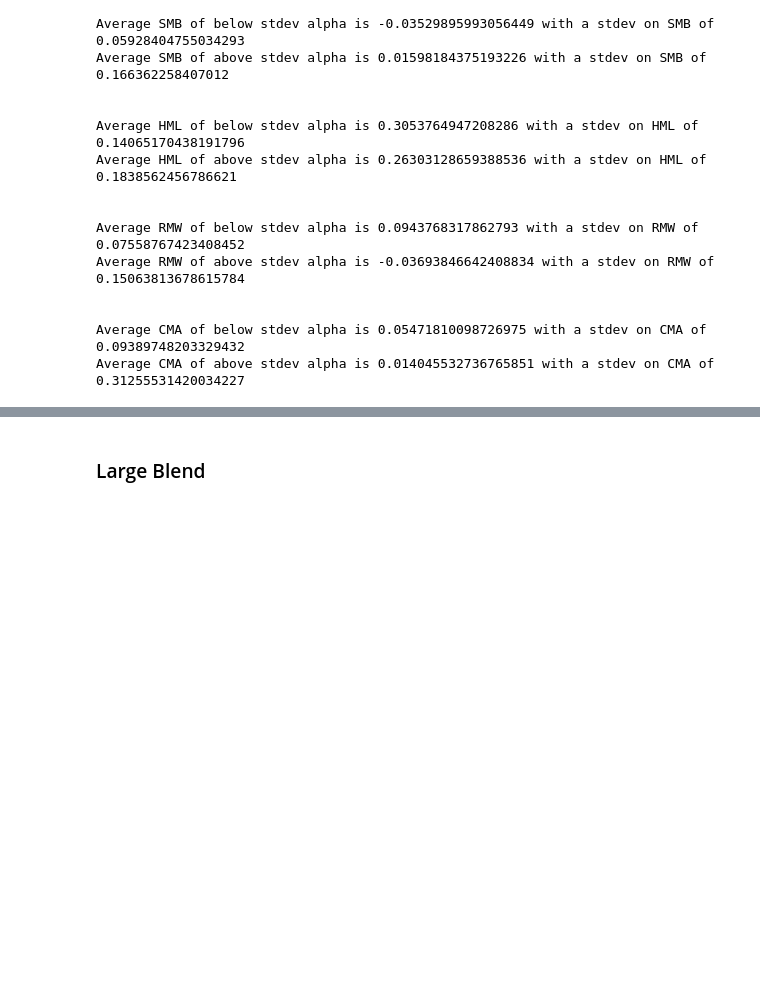
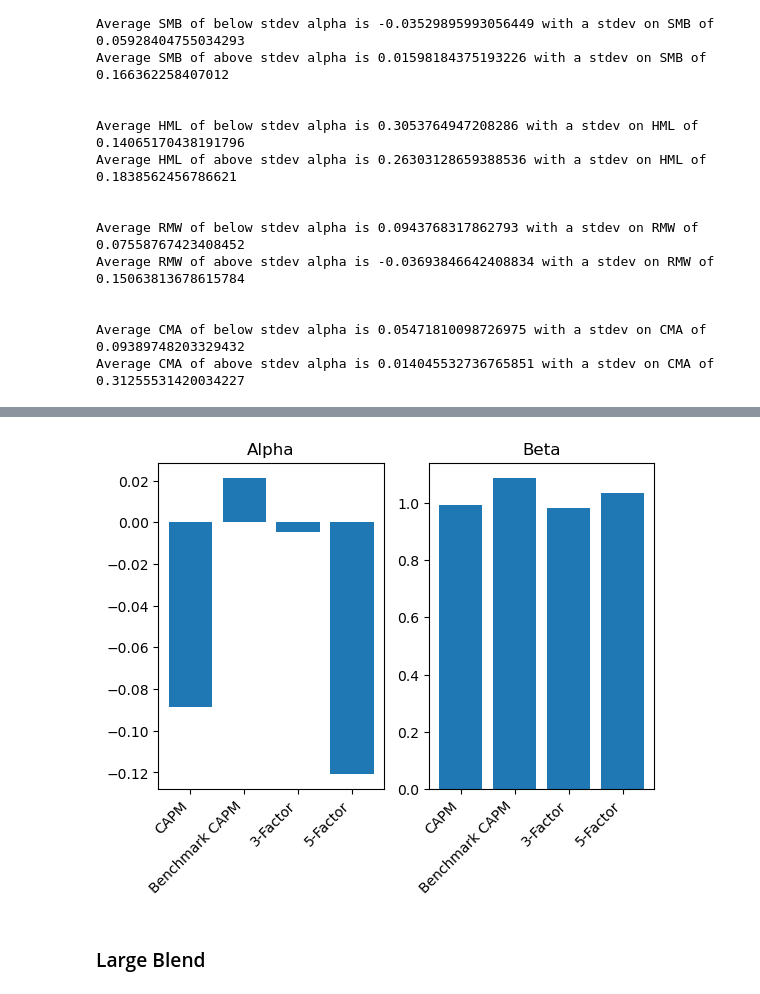
Before and after one commit to earlight/15-4331-final-project, a Jupyter notebook: us_data_analysis.ipynb, the cells around one changed output, grey strips where cells are left out. Drawn from its saved outputs; the diff is of its cells as text; code cells hidden in the pictures; blank space fills up the shorter version.

Commit message:
top mutual fund added

```diff
--- a/us_data_analysis.ipynb
+++ b/us_data_analysis.ipynb
@@ -705,0 +673,16 @@ Average CMA of above stdev alpha is 0.014045532736765851 with a stdev on CMA of
+# %%
+n=1
+largest_index = sorted(range(len(ind_idx_alphas_c[strat])), key = lambda sub: ind_idx_alphas_c[strat][sub])[-n:]
+best_alpha_mf = [fund_tickers_idx[strat][i] for i in largest_index]
+# %%
+for mf in us_eq_data[strat_name]:
+    if mf['ticker'].iloc[0] in best_alpha_mf:
+        best_data = mf
+
+start_date = ff_df['date'][0] if ff_df['date'][0] > best_data['date'][1] else best_data['date'][1]
+start_date = start_date if start_date > us_index[strat_name]['Date'][1] else us_index[strat_name]['Date'][1]
+end_date = best_data['date'].iloc[-1]
+capm_result = capm(best_data, ff_df)
+bench_result = capm_index(best_data, ff_df, us_index[strat_name], start_date, end_date)
+three_result = reg_date_range(best_data, ff_df, ['Mkt-RF', 'SMB', 'HML'], start_date, end_date)
+five_result = reg_date_range(best_data, ff_df, ['Mkt-RF', 'SMB', 'HML', 'RMW', 'CMA'], start_date, end_date)
@@ -706,3 +699,13 @@ Average CMA of above stdev alpha is 0.014045532736765851 with a stdev on CMA of
+# %%
+fig, (ax1, ax2) = plt.subplots(nrows=1, ncols=2)
+ax1.bar(['CAPM', 'Benchmark CAPM', '3-Factor', '5-Factor'], [capm_result['const'], bench_result['const'], three_result['const'], five_result['const']])
+ax2.bar(['CAPM', 'Benchmark CAPM', '3-Factor', '5-Factor'], [capm_result['Mkt-RF'], bench_result['beta'], three_result['Mkt-RF'], five_result['Mkt-RF']])
+fig.autofmt_xdate(rotation=45)
+ax1.set_title('Alpha')
+ax2.set_title('Beta')
+plt.show()
+# %% [output]
+[figure, added]
 # %% [markdown]
 ### Large Blend
 # %%
```
Also changed, not shown: parts of 5 cells of this notebook, 2 other files.
